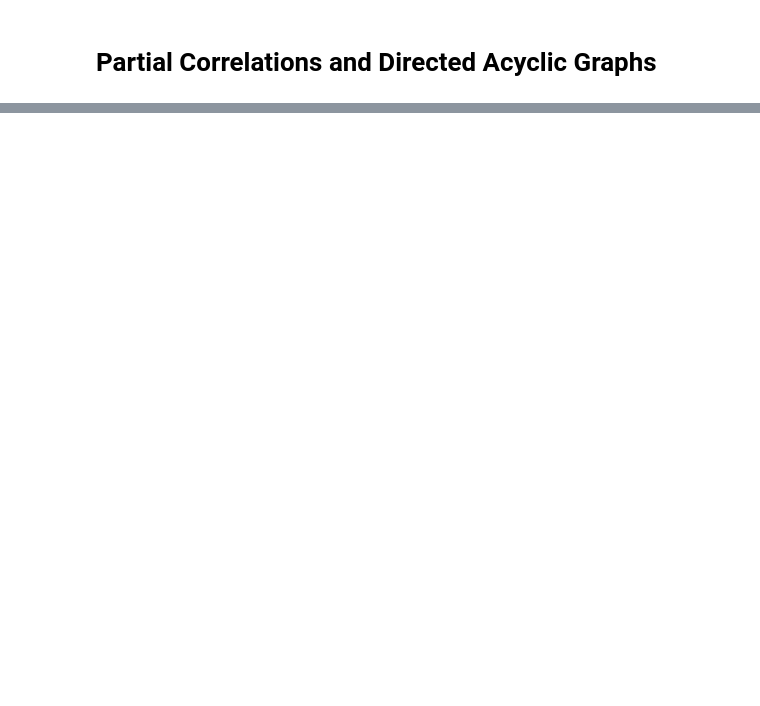
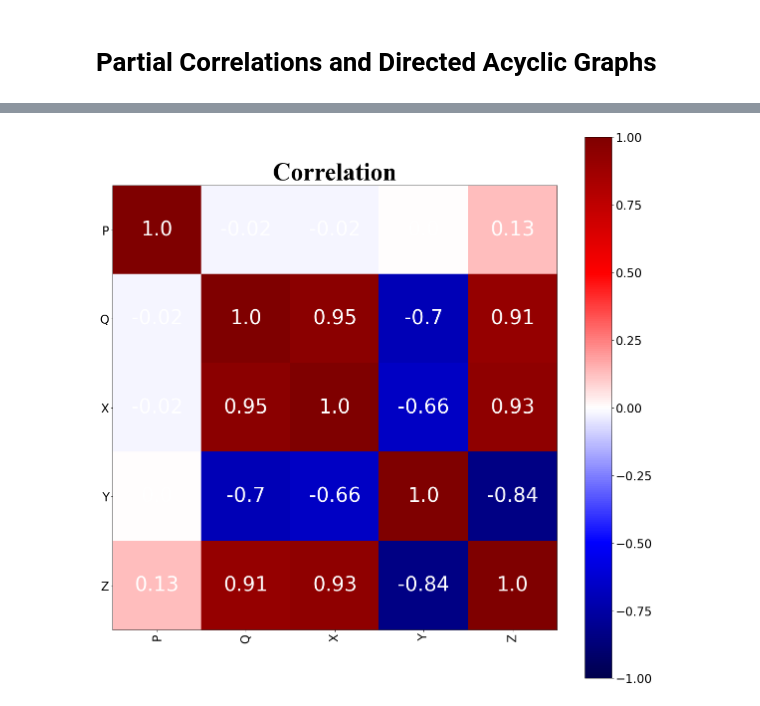
Before and after one commit to jacobradke/jacobradke, a Jupyter notebook: In Class Projects/Partial Correlations and Directed Acyclic Graphs.ipynb, the cells around one changed output, grey strips where cells are left out. Drawn from its saved outputs; the diff is of its cells as text; code cells hidden in the pictures; blank space fills up the shorter version.

```diff
--- a/In Class Projects/Partial Correlations and Directed Acyclic Graphs.ipynb
+++ b/In Class Projects/Partial Correlations and Directed Acyclic Graphs.ipynb
@@ -53,0 +145,7 @@ plt.close();
+# %%
+corr_matrix_heatmap(df.corr(),
+                    save_fig = False,
+                    pp = None,
+                    title = "Correlation")
+# %% [output]
+[figure, added]
```
Also changed, not shown: parts of 15 cells of this notebook, 3 other files.
